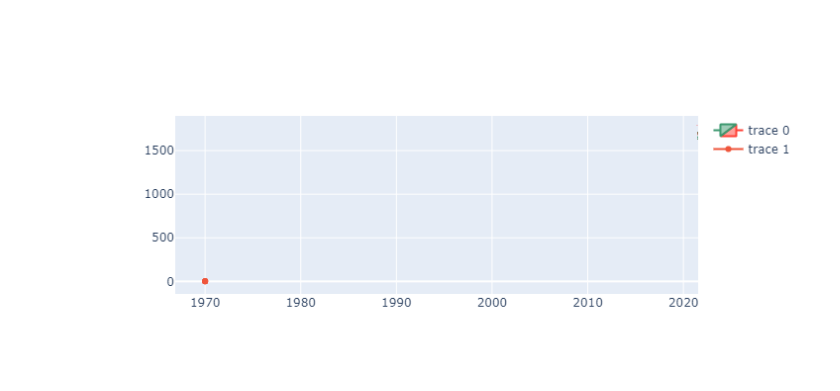
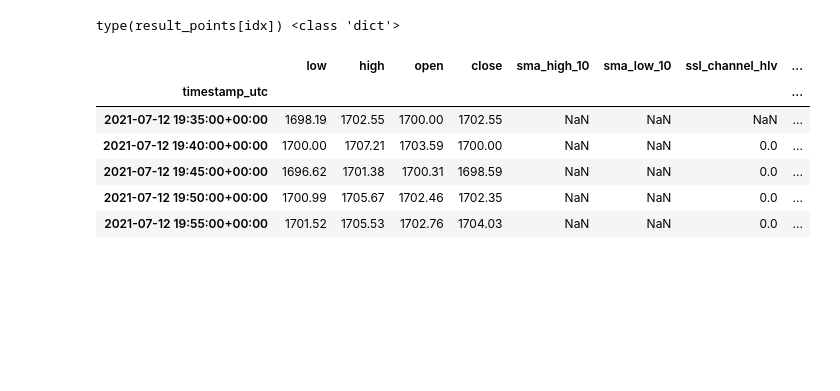
Before and after one commit to raphi1790/robobee, a Jupyter notebook: account/test_notebook.ipynb, the cells around one changed output. Cells and saved outputs as stored; diff of their text form; code cells hidden in the pictures; blank space fills up the shorter version.

```diff
--- a/account/test_notebook.ipynb
+++ b/account/test_notebook.ipynb
@@ -36,11 +7,22 @@ df_ssl
-# %%
-fig = go.Figure(data=[go.Candlestick(x=df_ssl['timestamp_utc'],
-            open=df_ssl['open'], high=df_ssl['high'],
-            low=df_ssl['low'], close=df_ssl['close'])
-            ,go.Scatter()
-                 ])
-
-fig.update_layout(xaxis_rangeslider_visible=False)
-fig.show()
-# %% [output]
-[figure, removed]
+# %%
+live_trades= get_eth_eur_values(from_dt_str="now()-10d")
+candlestick_df = create_candlesticks(live_trades)
+candlestick_df = candlestick_df.set_index('timestamp_utc')
+# %% [output]
+type(result_points[idx]) <class 'dict'>
+# %%
+ssl_channel = SslChannel()
+ema = ExponentialMovingAverage()
+# %%
+candlestick_df_ssl = ssl_channel.apply_indicator(candlestick_df)
+candlestick_df_ssl_ema = ema.apply_indicator(candlestick_df_ssl)
+# %%
+candlestick_df_ssl_ema.tail()
+# %% [output]
+|  | low | high | open | close | sma_high_10 | sma_low_10 | ssl_channel_hlv | ... |
+| timestamp_utc |  |  |  |  |  |  |  | ... |
+| 2021-07-12 19:35:00+00:00 | 1698.19 | 1702.55 | 1700.00 | 1702.55 | NaN | NaN | NaN | ... |
+| 2021-07-12 19:40:00+00:00 | 1700.00 | 1707.21 | 1703.59 | 1700.00 | NaN | NaN | 0.0 | ... |
+| 2021-07-12 19:45:00+00:00 | 1696.62 | 1701.38 | 1700.31 | 1698.59 | NaN | NaN | 0.0 | ... |
+| 2021-07-12 19:50:00+00:00 | 1700.99 | 1705.67 | 1702.46 | 1702.35 | NaN | NaN | 0.0 | ... |
+| 2021-07-12 19:55:00+00:00 | 1701.52 | 1705.53 | 1702.76 | 1704.03 | NaN | NaN | 0.0 | ... |
```
Also changed, not shown: parts of 4 cells of this notebook.
